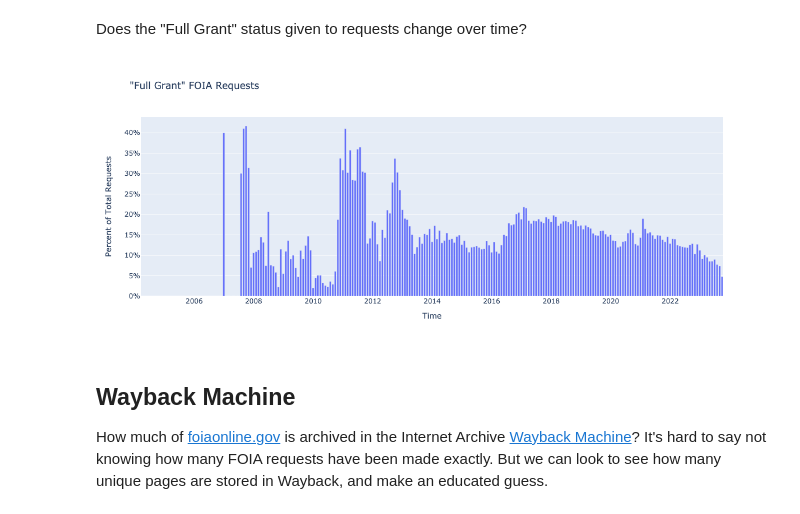
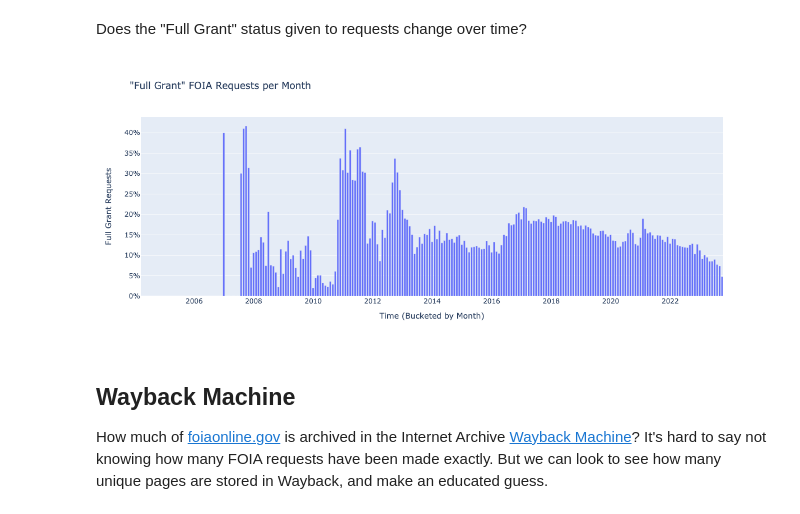
Before and after one commit to edsu/foiaonline, a Jupyter notebook: Notebook.ipynb, the cells around one changed output. Saved outputs shown, nothing was run; the diff lists cells and outputs as text; code cells hidden in the pictures.

```diff
--- a/Notebook.ipynb
+++ b/Notebook.ipynb
@@ -116,14 +116,14 @@ Does the "Full Grant" status given to requests change over time?
 # %%
 counts = df[df.finalDisposition == 'Full Grant'].set_index('received').resample('M').agency.agg('count')
 totals = df.set_index('received').resample('M').agg('count').agency
 
 full_grant = counts / totals
 full_grant.name = 'full_grant'
-fig = px.bar(full_grant, width=1200, height=500, title='"Full Grant" FOIA Requests')
-fig.update_layout(showlegend=False, yaxis_tickformat=".0%", yaxis_title='Percent of Total Requests', xaxis_title='Time')
+fig = px.bar(full_grant, width=1200, height=500, title='"Full Grant" FOIA Requests per Month')
+fig.update_layout(showlegend=False, yaxis_tickformat=".0%", yaxis_title='Full Grant Requests', xaxis_title='Time (Bucketed by Month)')
 fig.show('png')
 # %% [output]
-[figure, old version]
+[figure, new version]
 # %% [markdown]
 ## Wayback Machine
 
```
